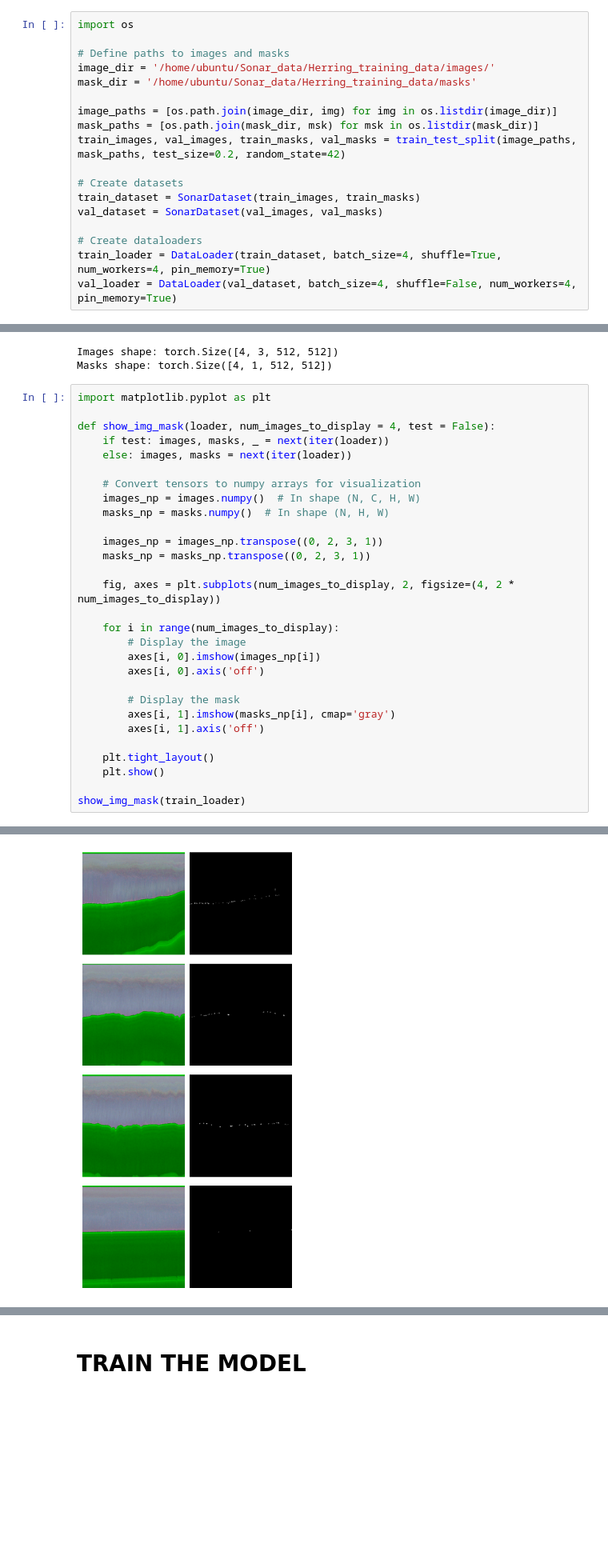
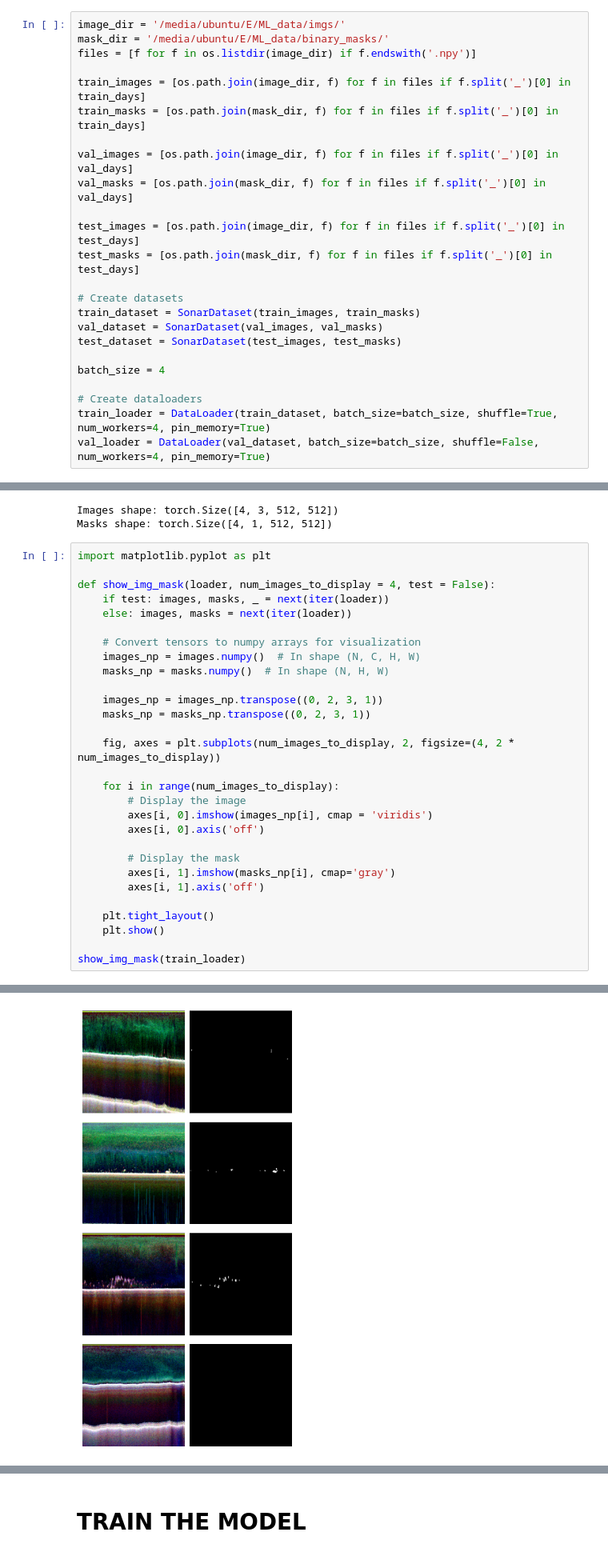
Before and after one commit to OceanStreamIO/echosounder-segmentation, a Jupyter notebook: SonarSegmentationBinary.ipynb, the cells around one changed output, grey strips where cells are left out. Shown at 80% size. Cells and saved outputs as stored; diff of their text form; blank space fills up the shorter version.

Commit message:
segmentation code for herring data

```diff
--- a/SonarSegmentationBinary.ipynb
+++ b/SonarSegmentationBinary.ipynb
@@ -119,21 +135,27 @@ class SonarTestDataset(Dataset):
 # %%
-import os
+image_dir = '/media/ubuntu/E/ML_data/imgs/'
+mask_dir = '/media/ubuntu/E/ML_data/binary_masks/'
+files = [f for f in os.listdir(image_dir) if f.endswith('.npy')]
 
-# Define paths to images and masks
-image_dir = '/home/ubuntu/Sonar_data/Herring_training_data/images/'
-mask_dir = '/home/ubuntu/Sonar_data/Herring_training_data/masks'
+train_images = [os.path.join(image_dir, f) for f in files if f.split('_')[0] in train_days]
+train_masks = [os.path.join(mask_dir, f) for f in files if f.split('_')[0] in train_days]
 
-image_paths = [os.path.join(image_dir, img) for img in os.listdir(image_dir)]
-mask_paths = [os.path.join(mask_dir, msk) for msk in os.listdir(mask_dir)]
-train_images, val_images, train_masks, val_masks = train_test_split(image_paths, mask_paths, test_size=0.2, random_state=42)
+val_images = [os.path.join(image_dir, f) for f in files if f.split('_')[0] in val_days]
+val_masks = [os.path.join(mask_dir, f) for f in files if f.split('_')[0] in val_days]
+
+test_images = [os.path.join(image_dir, f) for f in files if f.split('_')[0] in test_days]
+test_masks = [os.path.join(mask_dir, f) for f in files if f.split('_')[0] in test_days]
 
 # Create datasets
 train_dataset = SonarDataset(train_images, train_masks)
 val_dataset = SonarDataset(val_images, val_masks)
+test_dataset = SonarDataset(test_images, test_masks)
+
+batch_size = 4
 
 # Create dataloaders
-train_loader = DataLoader(train_dataset, batch_size=4, shuffle=True, num_workers=4, pin_memory=True)
-val_loader = DataLoader(val_dataset, batch_size=4, shuffle=False, num_workers=4, pin_memory=True)
+train_loader = DataLoader(train_dataset, batch_size=batch_size, shuffle=True, num_workers=4, pin_memory=True)
+val_loader = DataLoader(val_dataset, batch_size=batch_size, shuffle=False, num_workers=4, pin_memory=True)
 # %%
 images, masks = next(iter(train_loader))
 
@@ -160,7 +182,7 @@ def show_img_mask(loader, num_images_to_display = 4, test = False):
 
     for i in range(num_images_to_display):
         # Display the image
-        axes[i, 0].imshow(images_np[i])
+        axes[i, 0].imshow(images_np[i], cmap = 'viridis')
         axes[i, 0].axis('off')
 
         # Display the mask
@@ -175 +201 @@ show_img_mask(train_loader)
-[figure, old version]
+[figure, new version]
```
Also changed, not shown: parts of 31 cells of this notebook, 2 other files.
